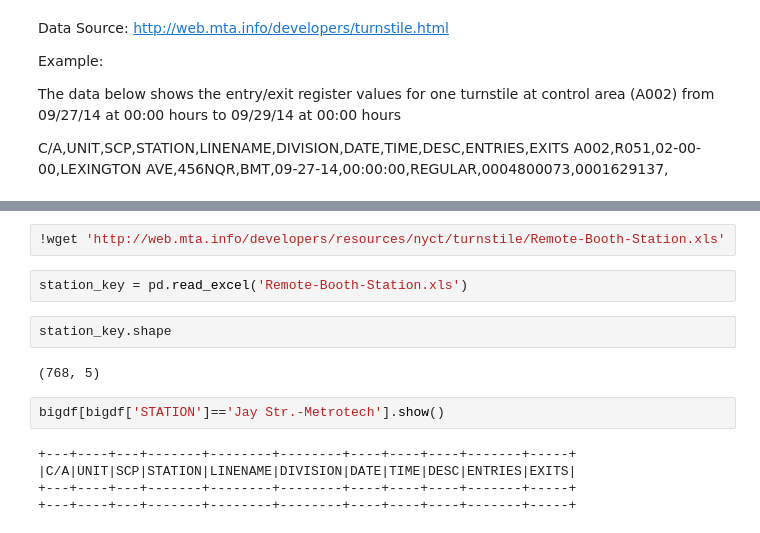
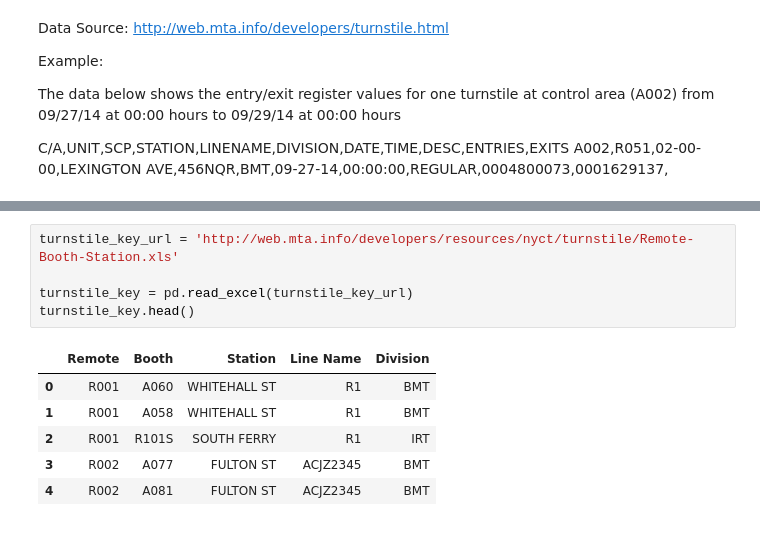
Before and after one commit to CUSPADS2022IBX/IBXRidership, a Jupyter notebook: Turnstile Data Processing/MTA_turnstile_data.ipynb, the cells around one changed output, grey strips where cells are left out. Cells and saved outputs as stored; diff of their text form.

```diff
--- a/Turnstile Data Processing/MTA_turnstile_data.ipynb
+++ b/Turnstile Data Processing/MTA_turnstile_data.ipynb
@@ -106,15 +145,12 @@ stations.count()
 # %%
-!wget 'http://web.mta.info/developers/resources/nyct/turnstile/Remote-Booth-Station.xls'
+turnstile_key_url = 'http://web.mta.info/developers/resources/nyct/turnstile/Remote-Booth-Station.xls'
+
+turnstile_key = pd.read_excel(turnstile_key_url)
+turnstile_key.head()
+# %% [output]
+|  | Remote | Booth | Station | Line Name | Division |
+| 0 | R001 | A060 | WHITEHALL ST | R1 | BMT |
+| 1 | R001 | A058 | WHITEHALL ST | R1 | BMT |
+| 2 | R001 | R101S | SOUTH FERRY | R1 | IRT |
+| 3 | R002 | A077 | FULTON ST | ACJZ2345 | BMT |
+| 4 | R002 | A081 | FULTON ST | ACJZ2345 | BMT |
-# %%
-station_key = pd.read_excel('Remote-Booth-Station.xls')
-# %%
-station_key.shape
-# %% [output]
-(768, 5)
-# %%
-bigdf[bigdf['STATION']=='Jay Str.-Metrotech'].show()
-# %% [output]
-+---+----+---+-------+--------+--------+----+----+----+-------+-----+
-|C/A|UNIT|SCP|STATION|LINENAME|DIVISION|DATE|TIME|DESC|ENTRIES|EXITS|
-+---+----+---+-------+--------+--------+----+----+----+-------+-----+
-+---+----+---+-------+--------+--------+----+----+----+-------+-----+
```
Also changed, not shown: parts of 12 cells of this notebook.
